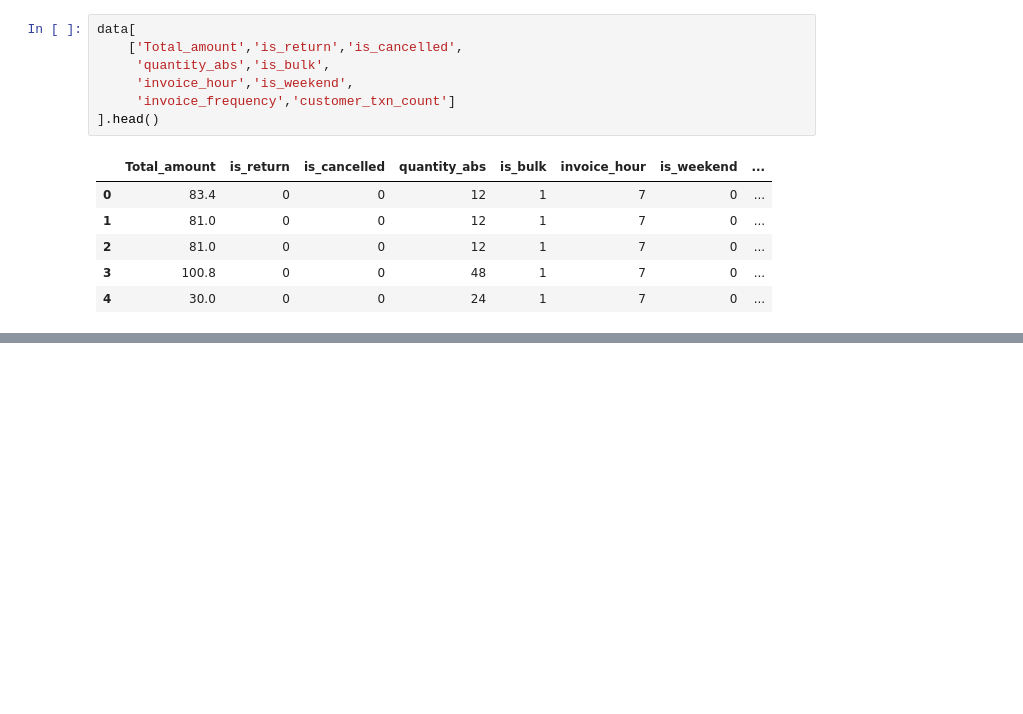
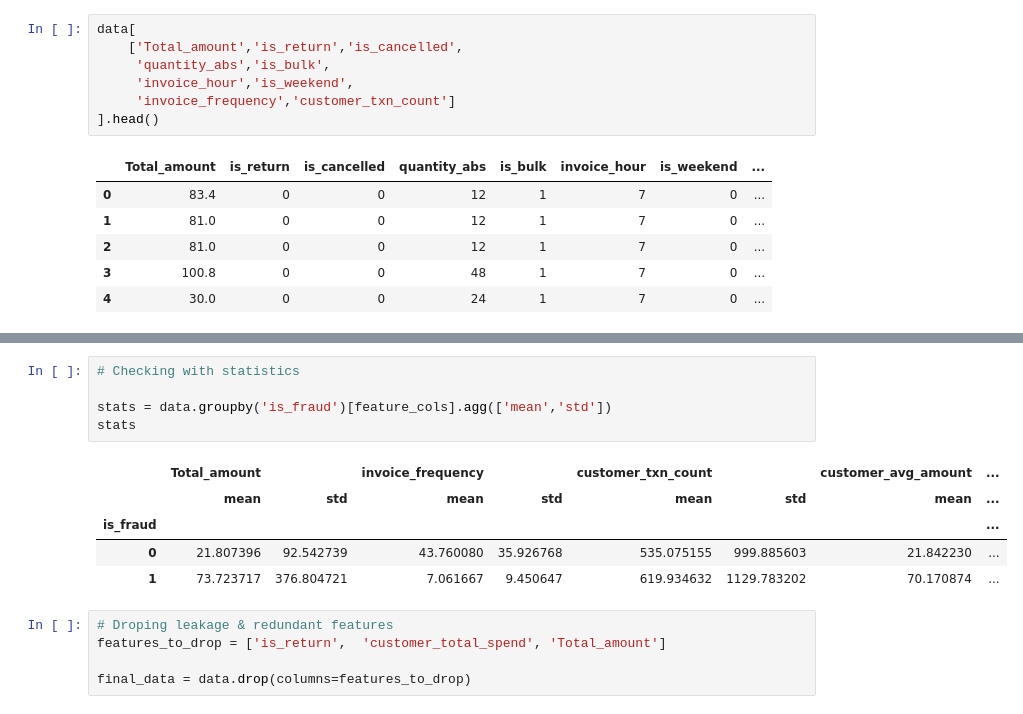
Before and after one commit to Sameer-ship-it/Customer-Behaviour-Prediction, a Jupyter notebook: Customer Purchase Behaviour & Return Fraud Prediction.ipynb, the cells around one changed output, grey strips where cells are left out. Drawn from its saved outputs; the diff is of its cells as text; blank space fills up the shorter version.

```diff
--- a/Customer Purchase Behaviour & Return Fraud Prediction.ipynb
+++ b/Customer Purchase Behaviour & Return Fraud Prediction.ipynb
@@ -205,0 +284,16 @@ encoded_data
+# %%
+# Checking with statistics
+
+stats = data.groupby('is_fraud')[feature_cols].agg(['mean','std'])
+stats
+# %% [output]
+|  | Total_amount |  | invoice_frequency |  | customer_txn_count |  | customer_avg_amount | ... |
+|  | mean | std | mean | std | mean | std | mean | ... |
+| is_fraud |  |  |  |  |  |  |  | ... |
+| 0 | 21.807396 | 92.542739 | 43.760080 | 35.926768 | 535.075155 | 999.885603 | 21.842230 | ... |
+| 1 | 73.723717 | 376.804721 | 7.061667 | 9.450647 | 619.934632 | 1129.783202 | 70.170874 | ... |
+# %%
+# Droping leakage & redundant features
+features_to_drop = ['is_return',  'customer_total_spend', 'Total_amount']
+
+final_data = data.drop(columns=features_to_drop)
```
Also changed, not shown: parts of 15 cells of this notebook.
